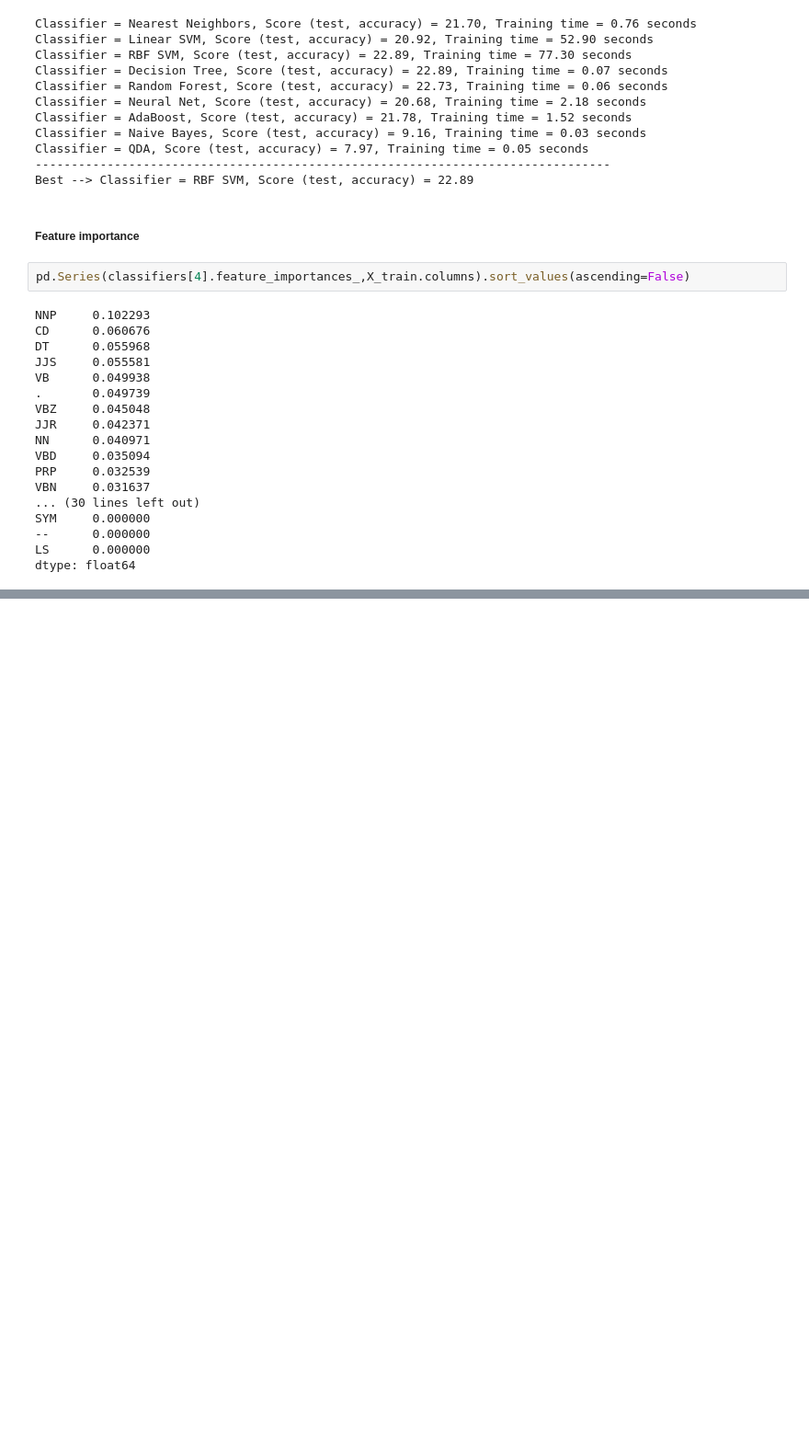
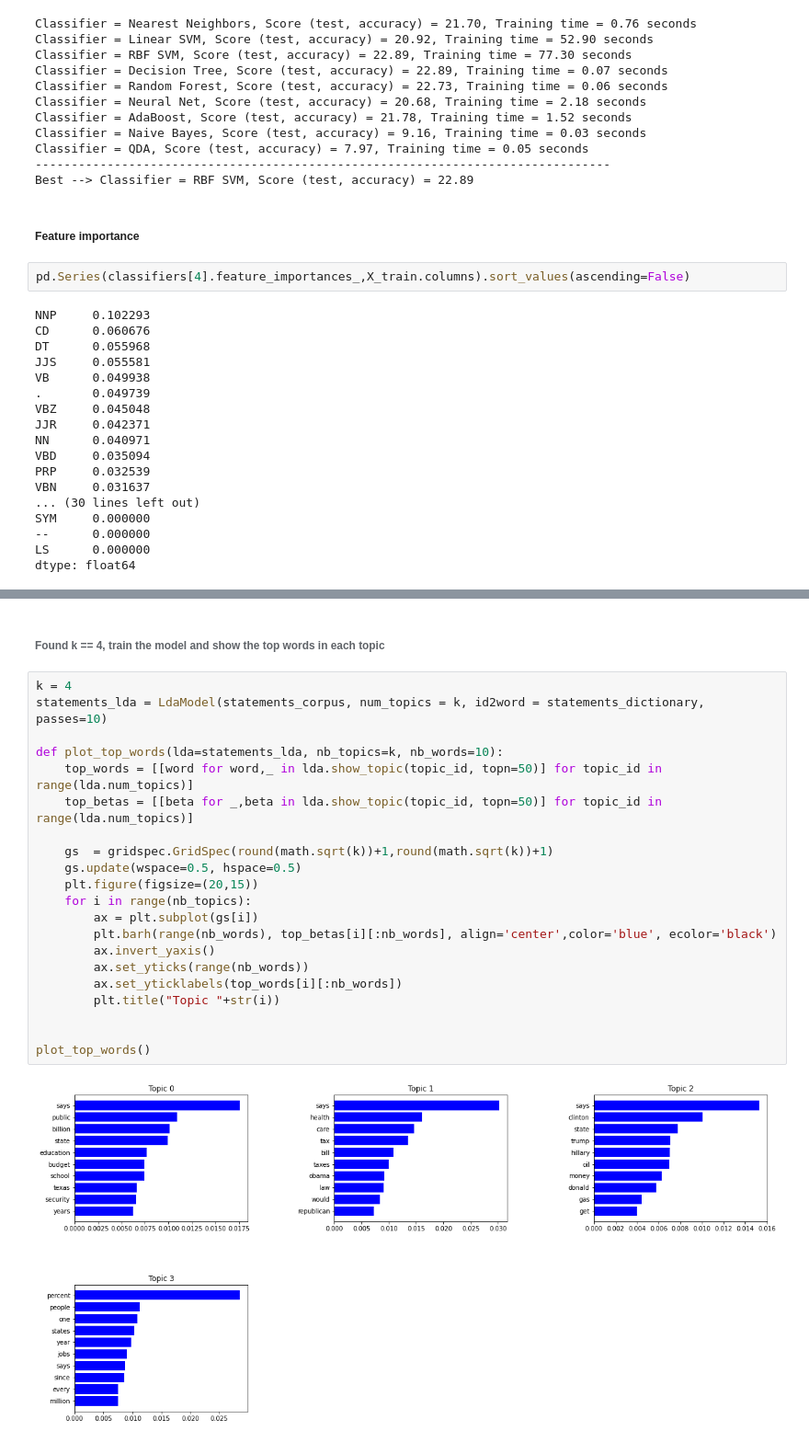
Before and after one commit to Wayne122/CMPE257, a Jupyter notebook: Alternus_Vera.ipynb, the cells around one changed output, grey strips where cells are left out. Shown: that part at 92% size. Cells and saved outputs as stored; diff of their text form; blank space fills up the shorter version.

```diff
--- a/Alternus_Vera.ipynb
+++ b/Alternus_Vera.ipynb
@@ -1453,0 +2336,25 @@ http://www.nltk.org/book/ch05.html
+# %% [markdown]
+###### Found k == 4, train the model and show the top words in each topic
+# %%
+k = 4
+statements_lda = LdaModel(statements_corpus, num_topics = k, id2word = statements_dictionary, passes=10)
+
+def plot_top_words(lda=statements_lda, nb_topics=k, nb_words=10):
+    top_words = [[word for word,_ in lda.show_topic(topic_id, topn=50)] for topic_id in range(lda.num_topics)]
+    top_betas = [[beta for _,beta in lda.show_topic(topic_id, topn=50)] for topic_id in range(lda.num_topics)]
+
+    gs  = gridspec.GridSpec(round(math.sqrt(k))+1,round(math.sqrt(k))+1)
+    gs.update(wspace=0.5, hspace=0.5)
+    plt.figure(figsize=(20,15))
+    for i in range(nb_topics):
+        ax = plt.subplot(gs[i])
+        plt.barh(range(nb_words), top_betas[i][:nb_words], align='center',color='blue', ecolor='black')
+        ax.invert_yaxis()
+        ax.set_yticks(range(nb_words))
+        ax.set_yticklabels(top_words[i][:nb_words])
+        plt.title("Topic "+str(i))
+
+
+plot_top_words()
+# %% [output]
+[figure, added]
```
Also changed, not shown: parts of 138 cells of this notebook.
